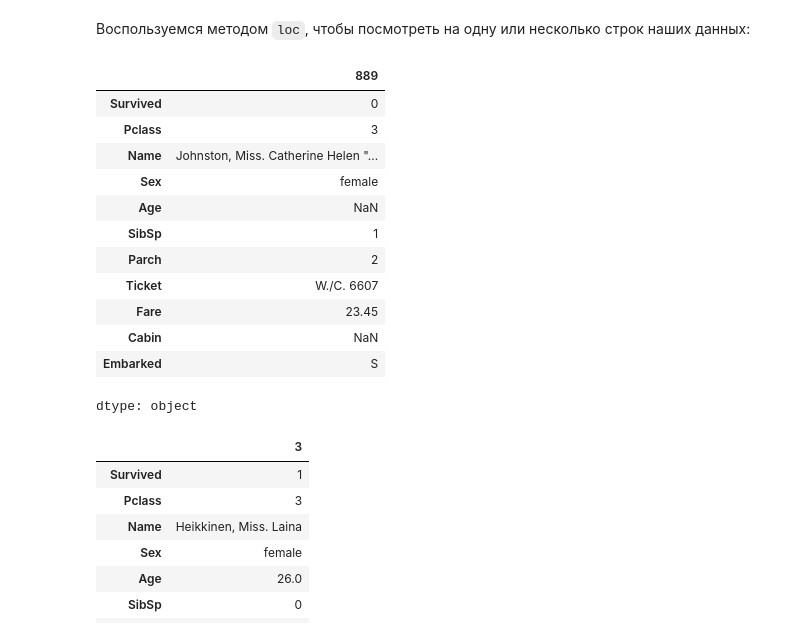
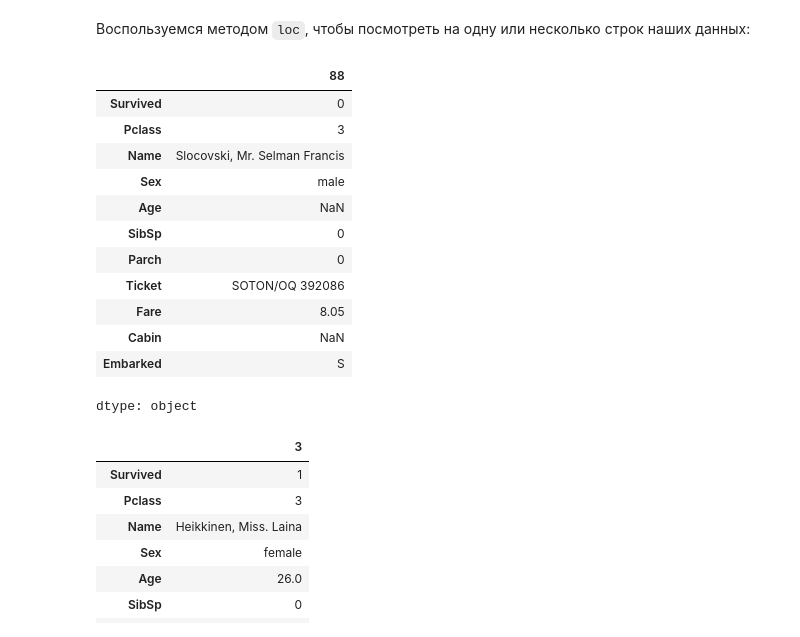
Before and after one commit to Almas1989/machine_learning, a Jupyter notebook: Seminar_3_2_1_data_analysis.ipynb, the cells around one changed output. Drawn from its saved outputs; the diff is of its cells as text; code cells hidden in the pictures.

```diff
--- a/Seminar_3_2_1_data_analysis.ipynb
+++ b/Seminar_3_2_1_data_analysis.ipynb
@@ -227,6 +233,6 @@ df
 # %%
 # index_col задает название колонки в файле, которая будет считаться колонкой индексов
-df = pd.read_csv("/content/titanic.csv", index_col='PassengerId')
+df = pd.read_csv("titanic.csv", index_col='PassengerId')
 df
 # %% [output]
 |  | Survived | Pclass | Name | Sex | Age | SibSp | Parch | Ticket | Fare | Cabin | ... |
@@ -287,18 +288,18 @@ df.tail(3)
 # %% [markdown]
 Воспользуемся методом `loc`, чтобы посмотреть на одну или несколько строк наших данных:
 # %%
-df.loc[889] # к конкретной строке
+df.loc[88] # к конкретной строке
 # %% [output]
-|  | 889 |
+|  | 88 |
 | Survived | 0 |
 | Pclass | 3 |
-| Name | Johnston, Miss. Catherine Helen "... |
-| Sex | female |
+| Name | Slocovski, Mr. Selman Francis |
+| Sex | male |
 | Age | NaN |
-| SibSp | 1 |
-| Parch | 2 |
-| Ticket | W./C. 6607 |
-| Fare | 23.45 |
+| SibSp | 0 |
+| Parch | 0 |
+| Ticket | SOTON/OQ 392086 |
+| Fare | 8.05 |
 | Cabin | NaN |
 | Embarked | S |
 dtype: object
```
Also changed, not shown: parts of 26 cells of this notebook, 2 other files.
